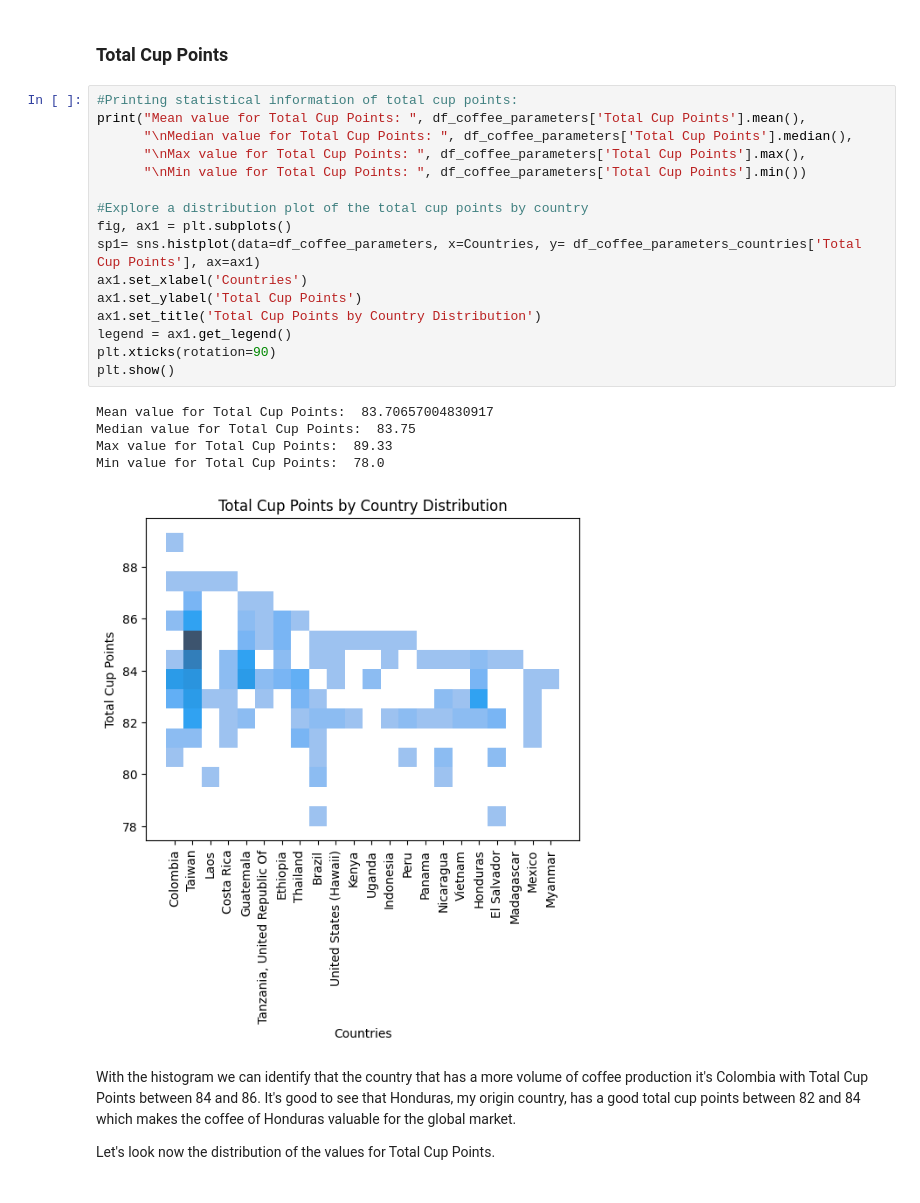
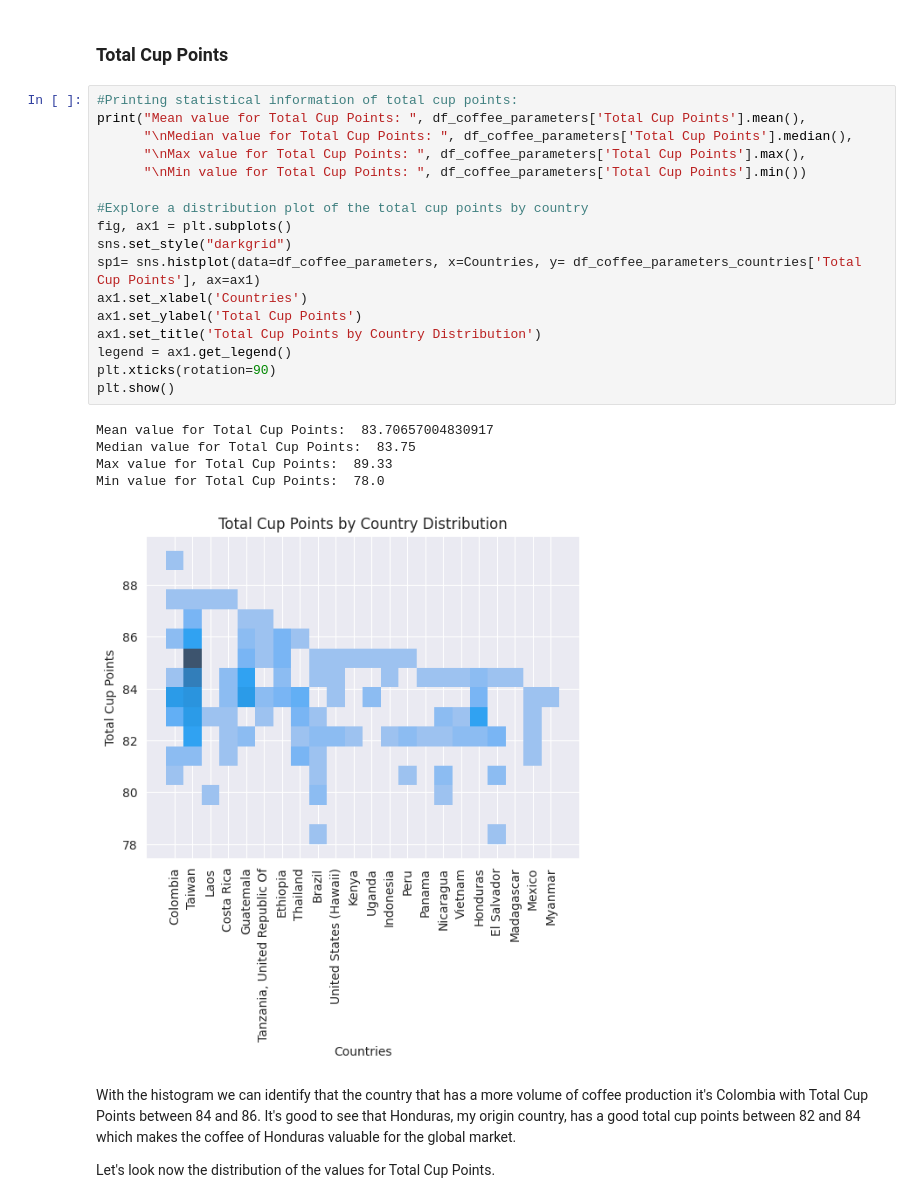
Before and after one commit to DBulnes97/Proyecto01, a Jupyter notebook: quality_coffee.ipynb, the cells around one changed output. Cells and saved outputs as stored; diff of their text form.

```diff
--- a/quality_coffee.ipynb
+++ b/quality_coffee.ipynb
@@ -247,25 +247,26 @@ Now le'ts explore with a few visualizations each variable to check for the distr
 # %%
 #Printing statistical information of total cup points:
 print("Mean value for Total Cup Points: ", df_coffee_parameters['Total Cup Points'].mean(),
       "\nMedian value for Total Cup Points: ", df_coffee_parameters['Total Cup Points'].median(),
       "\nMax value for Total Cup Points: ", df_coffee_parameters['Total Cup Points'].max(),
       "\nMin value for Total Cup Points: ", df_coffee_parameters['Total Cup Points'].min())
 
 #Explore a distribution plot of the total cup points by country
 fig, ax1 = plt.subplots()
+sns.set_style("darkgrid")
 sp1= sns.histplot(data=df_coffee_parameters, x=Countries, y= df_coffee_parameters_countries['Total Cup Points'], ax=ax1)
 ax1.set_xlabel('Countries')
 ax1.set_ylabel('Total Cup Points')
 ax1.set_title('Total Cup Points by Country Distribution')
 legend = ax1.get_legend()
 plt.xticks(rotation=90)
 plt.show()
 # %% [output]
 Mean value for Total Cup Points:  83.70657004830917
 Median value for Total Cup Points:  83.75
 Max value for Total Cup Points:  89.33
 Min value for Total Cup Points:  78.0
-[figure, old version]
+[figure, new version]
 # %% [markdown]
 With the histogram we can identify that the country that has a more volume of coffee production it's Colombia with Total Cup Points between 84 and 86. It's good to see that Honduras, my origin country, has a good total cup points between 82 and 84 which makes the coffee of Honduras valuable for the global market.
 
```
Also changed, not shown: parts of 2 cells of this notebook.
